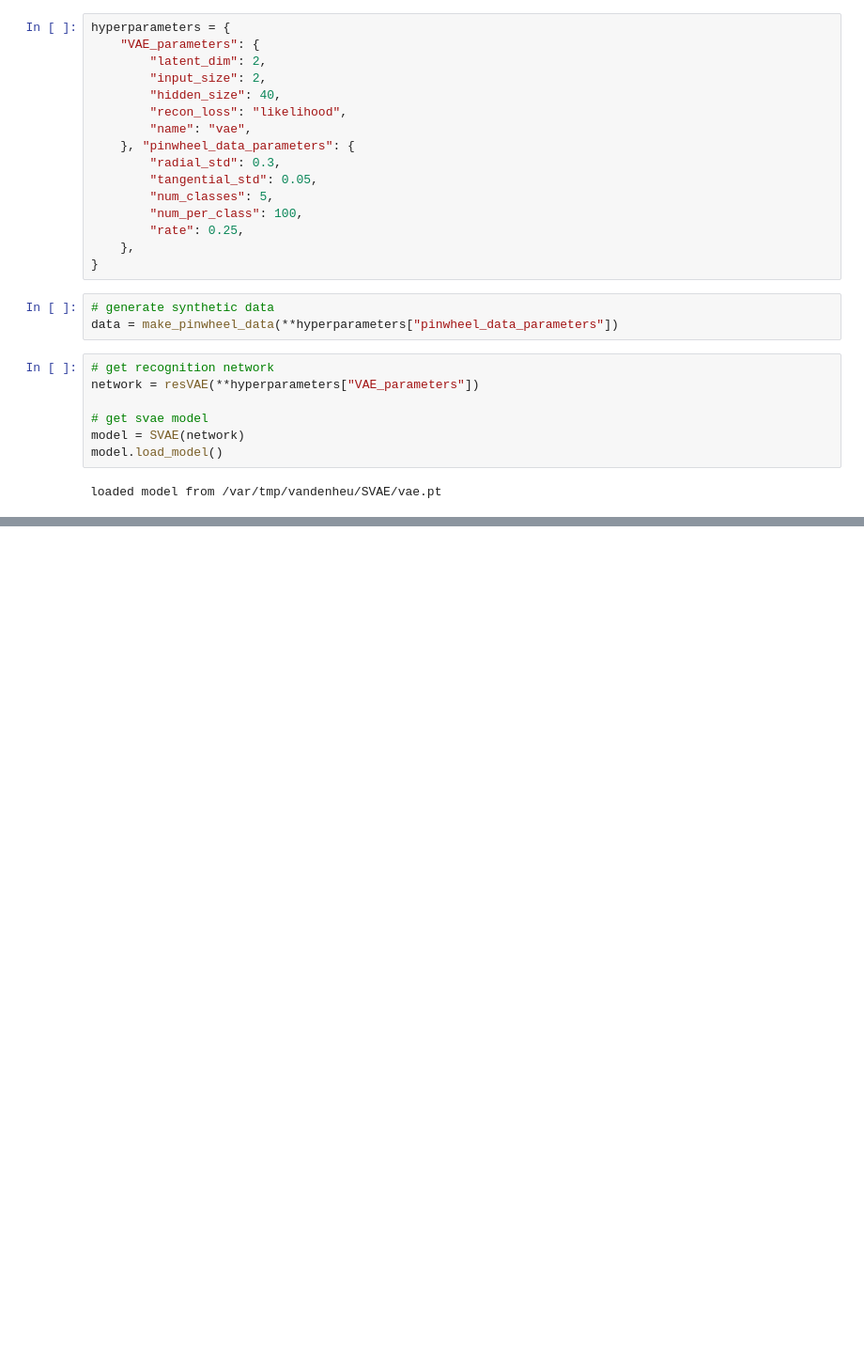
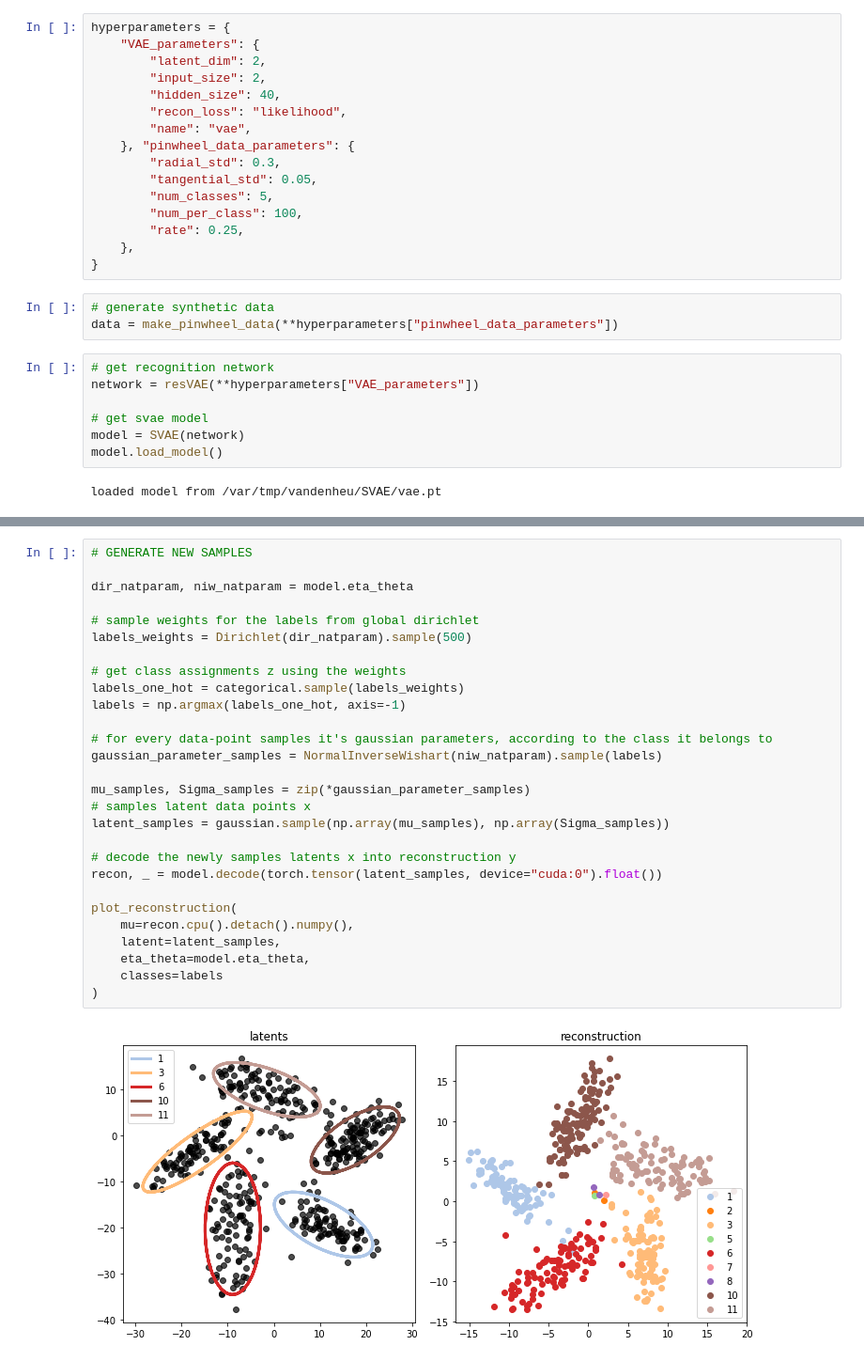
Before and after one commit to JohanvandenHeuvel/SVAE, a Jupyter notebook: reconstruction.ipynb, the cells around one changed output, grey strips where cells are left out. Shown at 94% size. Cells and saved outputs as stored; diff of their text form; blank space fills up the shorter version.

Commit message:
added new samples plot without any changes

```diff
--- a/reconstruction.ipynb
+++ b/reconstruction.ipynb
@@ -55,3 +55,33 @@ plot_reconstruction(
+# %%
+# GENERATE NEW SAMPLES
+
+dir_natparam, niw_natparam = model.eta_theta
+
+# sample weights for the labels from global dirichlet
+labels_weights = Dirichlet(dir_natparam).sample(500)
+
+# get class assignments z using the weights
+labels_one_hot = categorical.sample(labels_weights)
+labels = np.argmax(labels_one_hot, axis=-1)
+
+# for every data-point samples it's gaussian parameters, according to the class it belongs to
+gaussian_parameter_samples = NormalInverseWishart(niw_natparam).sample(labels)
+
+mu_samples, Sigma_samples = zip(*gaussian_parameter_samples)
+# samples latent data points x
+latent_samples = gaussian.sample(np.array(mu_samples), np.array(Sigma_samples))
+
+# decode the newly samples latents x into reconstruction y
+recon, _ = model.decode(torch.tensor(latent_samples, device="cuda:0").float())
+
+plot_reconstruction(
+    mu=recon.cpu().detach().numpy(),
+    latent=latent_samples,
+    eta_theta=model.eta_theta,
+    classes=labels
+)
+# %% [output]
+[figure, added]
 # %%
 # DO TRANSFORMATION
 
```
Also changed, not shown: parts of 4 cells of this notebook, 1 other file.
